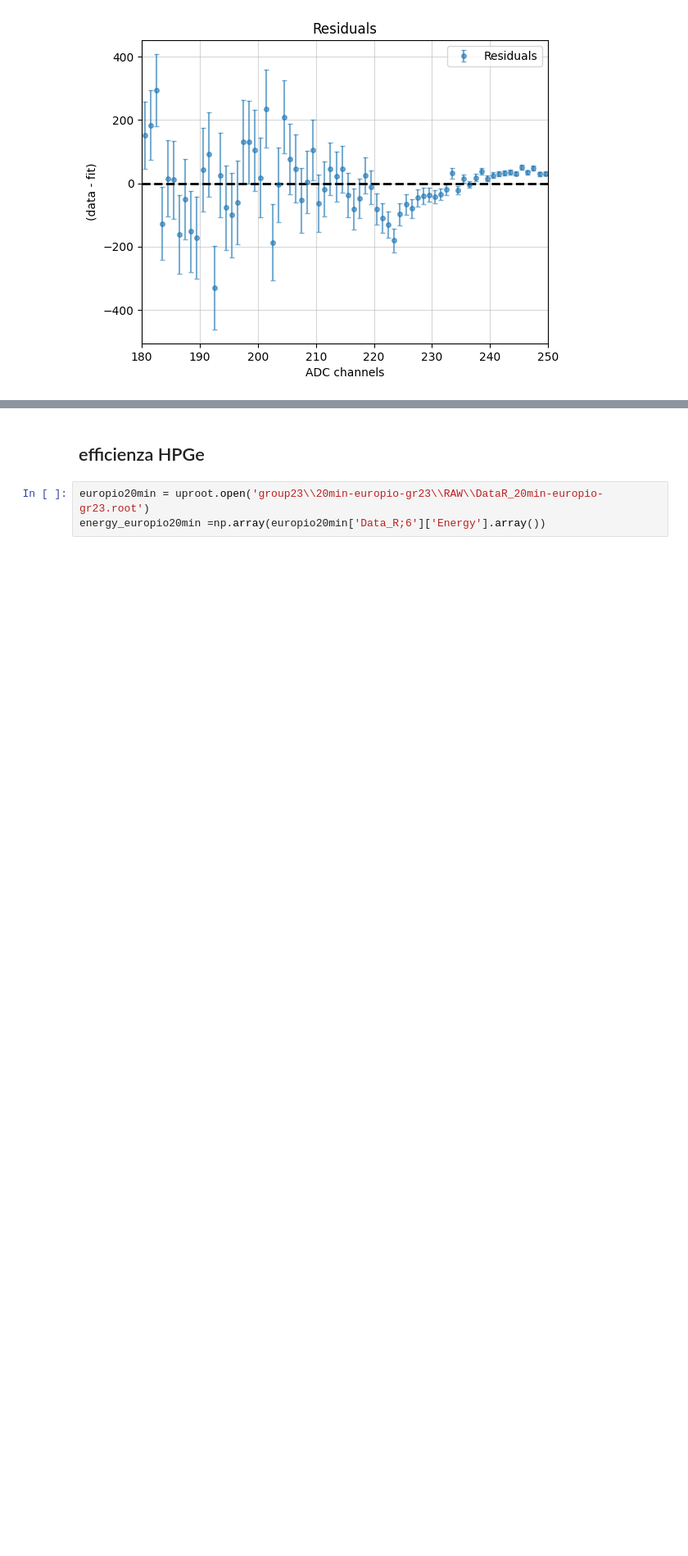
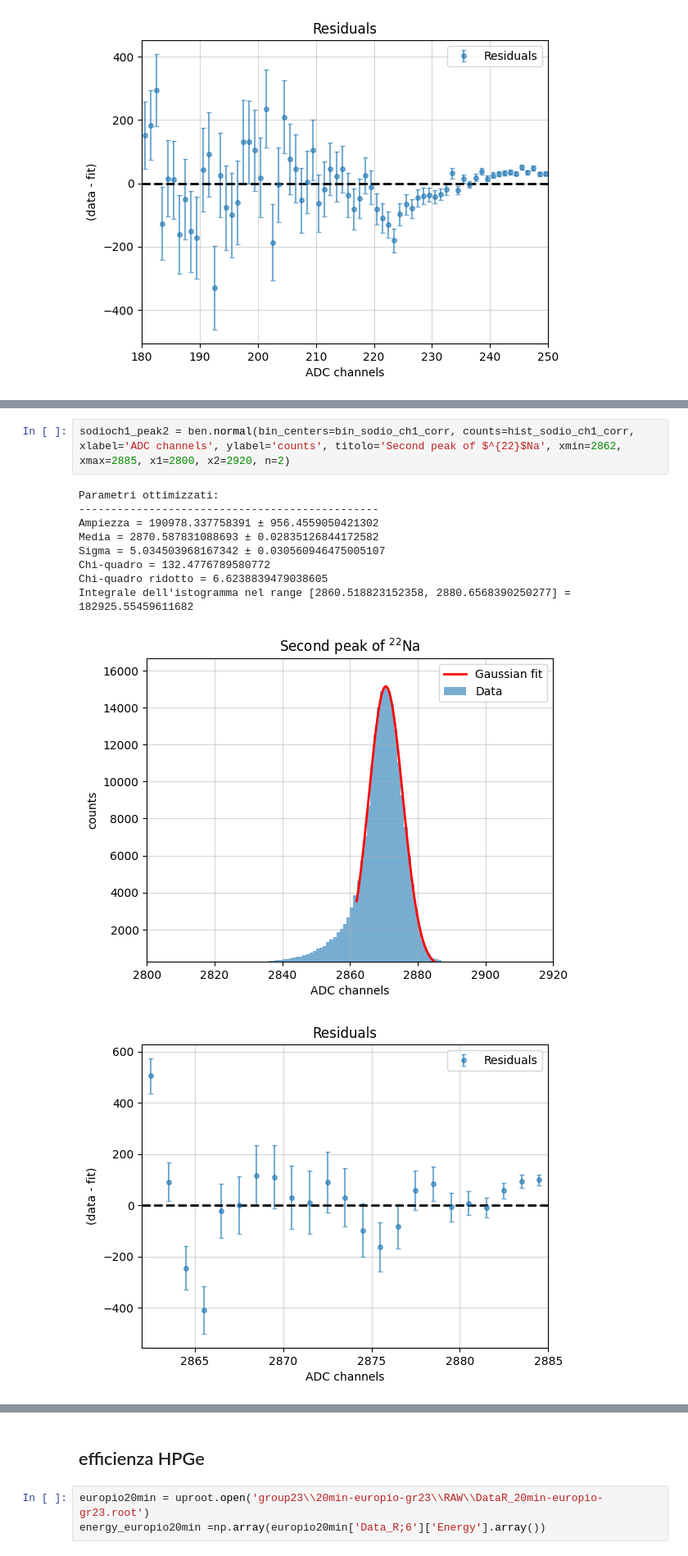
Before and after one commit to b3n3d3tt4/gamma, a Jupyter notebook: analisi.ipynb, the cells around one changed output, grey strips where cells are left out. Shown at 82% size. Saved outputs shown, nothing was run; the diff lists cells and outputs as text; blank space fills up the shorter version.

```diff
--- a/analisi.ipynb
+++ b/analisi.ipynb
@@ -186,0 +204,13 @@ Integrale dell'istogramma nel range [166.35685198445304, 220.83525563559806] = 6
+# %%
+sodioch1_peak2 = ben.normal(bin_centers=bin_sodio_ch1_corr, counts=hist_sodio_ch1_corr, xlabel='ADC channels', ylabel='counts', titolo='Second peak of $^{22}$Na', xmin=2862, xmax=2885, x1=2800, x2=2920, n=2)
+# %% [output]
+Parametri ottimizzati:
+-----------------------------------------------
+Ampiezza = 190978.337758391 ± 956.4559050421302
+Media = 2870.587831088693 ± 0.02835126844172582
+Sigma = 5.034503968167342 ± 0.030560946475005107
+Chi-quadro = 132.4776789580772
+Chi-quadro ridotto = 6.6238839479038605
+Integrale dell'istogramma nel range [2860.518823152358, 2880.6568390250277] = 182925.55459611682
+[figure, added]
+[figure, added]
```
Also changed, not shown: parts of 4 cells of this notebook.
